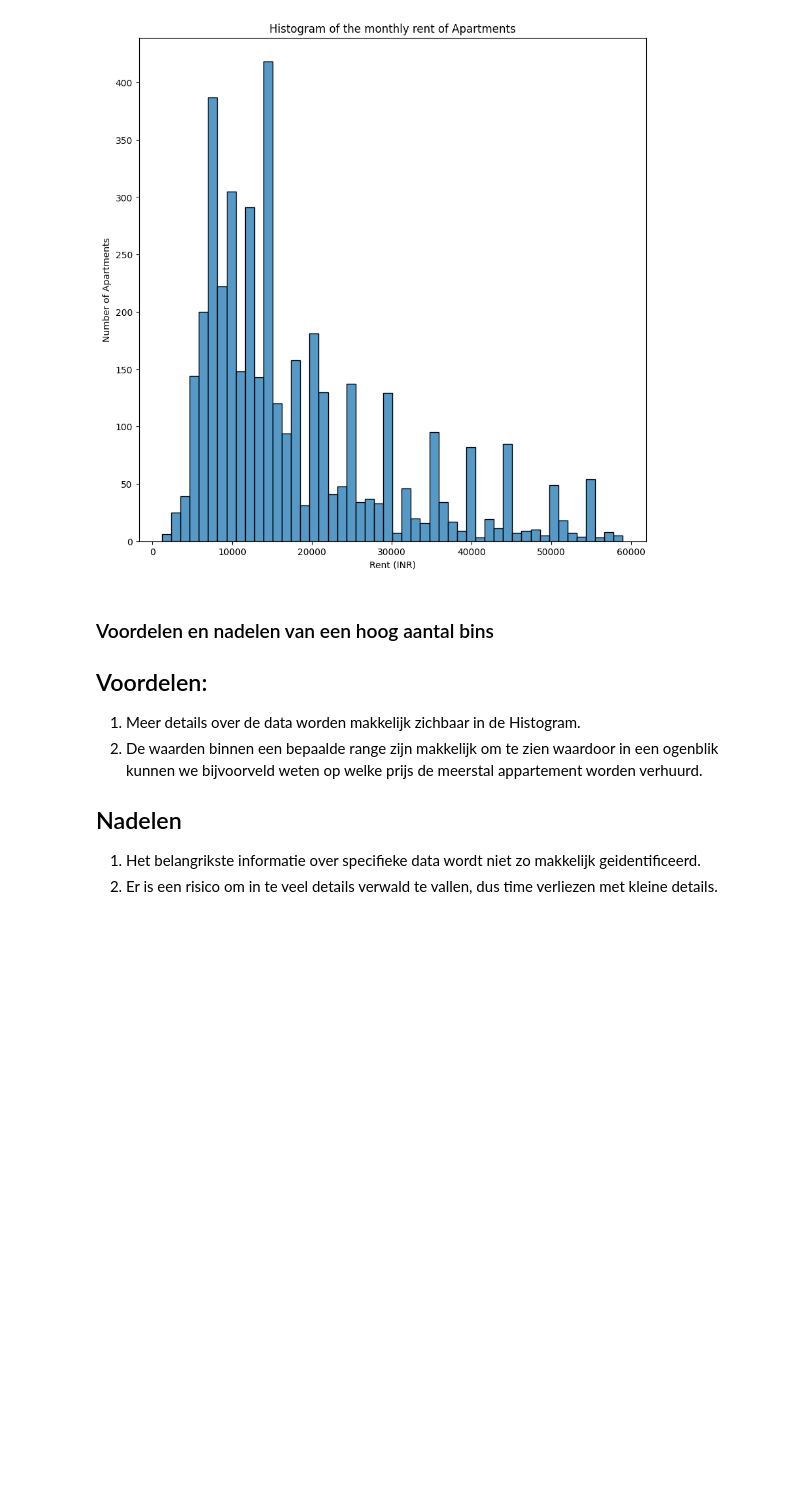
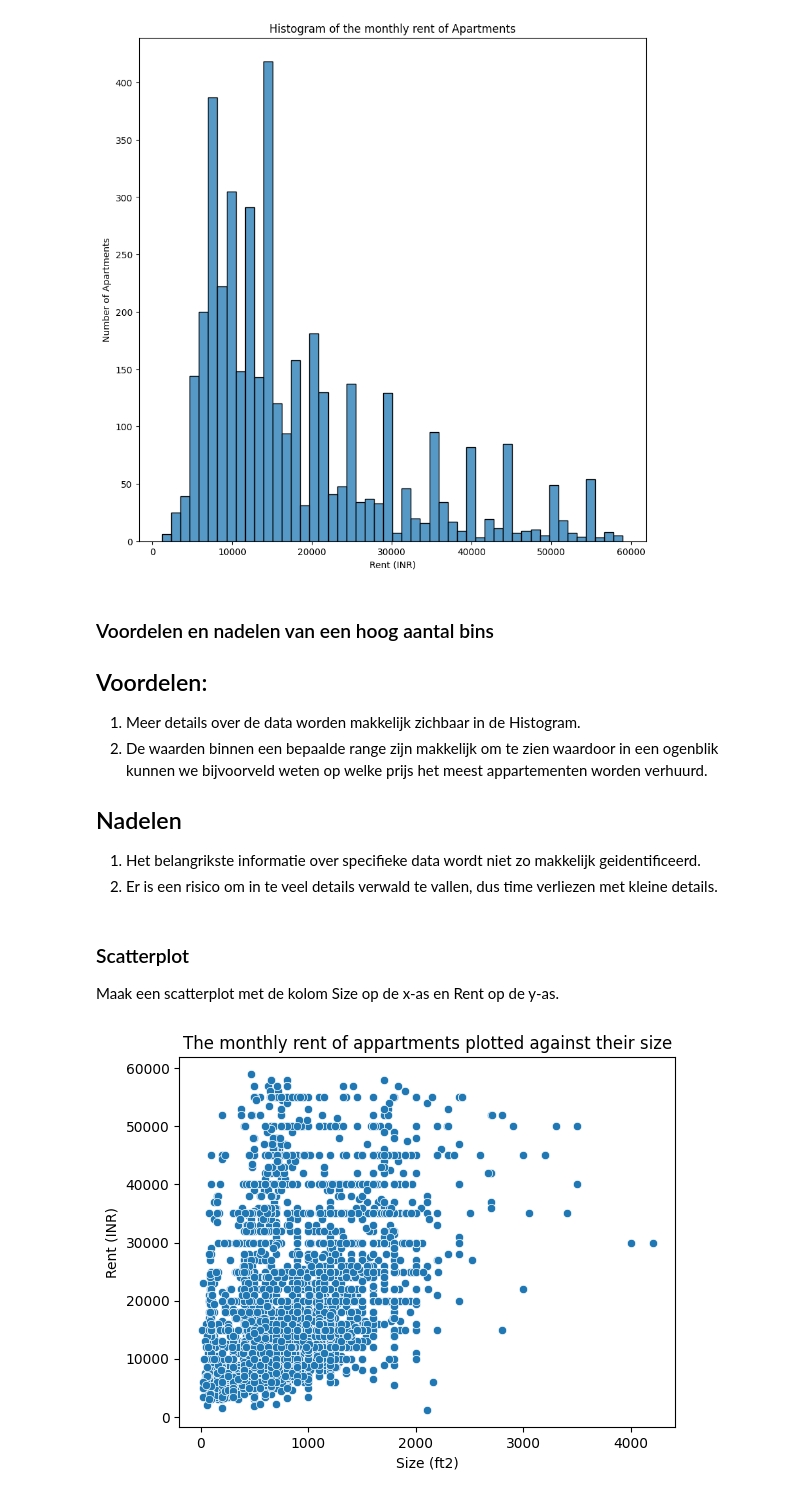
Before and after one commit to Karem1986/Let-s-Data_Transformeren_Analyseren, a Jupyter notebook: rent.ipynb, the cells around one changed output. Drawn from its saved outputs; the diff is of its cells as text; code cells hidden in the pictures; blank space fills up the shorter version.

```diff
--- a/rent.ipynb
+++ b/rent.ipynb
@@ -94,10 +92,26 @@ plt.show()
 
 
 1.   Meer details over de data worden makkelijk zichbaar in de Histogram.
-2.   De waarden binnen een bepaalde range zijn makkelijk om te zien waardoor in een ogenblik kunnen we bijvoorveld weten op welke prijs de meerstal appartement worden verhuurd.
+2.   De waarden binnen een bepaalde range zijn makkelijk om te zien waardoor in een ogenblik kunnen we bijvoorveld weten op welke prijs het meest appartementen worden verhuurd.
 
 ## Nadelen
 
 
 1.   Het belangrikste informatie over specifieke data wordt niet zo makkelijk geidentificeerd.
 2.   Er is een risico om in te veel details verwald te vallen, dus time verliezen met kleine details.
+# %% [markdown]
+### Scatterplot
+
+Maak een scatterplot met de kolom Size op de x-as en Rent op de y-as.
+# %%
+sns.scatterplot(data=df, x="Size", y="Rent")
+
+# Set labels and title
+plt.xlabel("Size (ft2)")
+plt.ylabel("Rent (INR)")
+plt.title("The monthly rent of appartments plotted against their size")
+
+# Show the plot
+plt.show()
+# %% [output]
+[figure, added]
```
Also changed, not shown: parts of 17 cells of this notebook.
